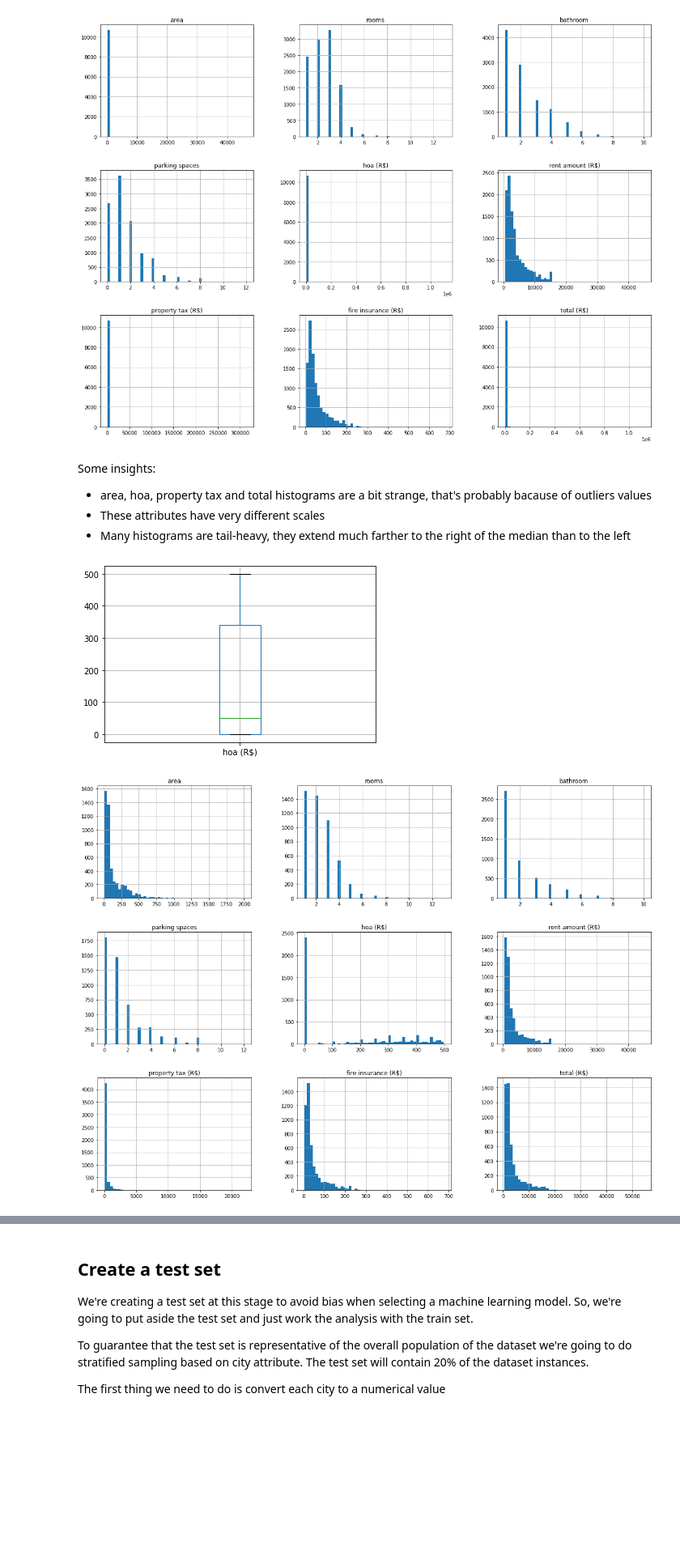
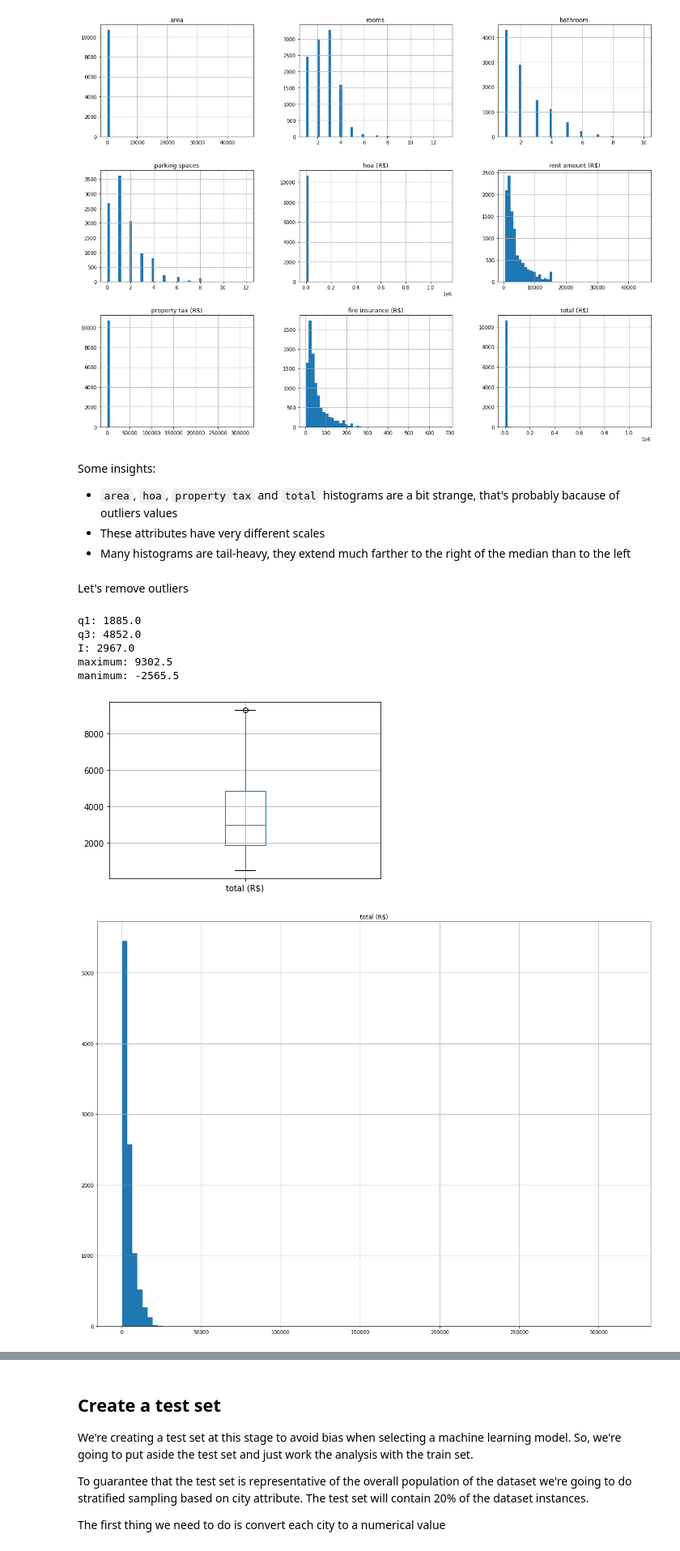
Before and after one commit to RenanNascimento/for-rent, a Jupyter notebook: ds/ForRent.ipynb, the cells around one changed output, grey strips where cells are left out. Shown: that part at 81% size. Cells and saved outputs as stored; diff of their text form; code cells hidden in the pictures; blank space fills up the shorter version.

Commit message:
[DS] Add drop outliers

```diff
--- a/ds/ForRent.ipynb
+++ b/ds/ForRent.ipynb
@@ -140,17 +140,39 @@ plt.show()
 [figure]
 # %% [markdown]
 Some insights:
-* area, hoa, property tax and total histograms are a bit strange, that's probably bacause of outliers values
+* `area`, `hoa`, `property tax` and `total` histograms are a bit strange, that's probably bacause of outliers values
 * These attributes have very different scales
 * Many histograms are tail-heavy, they extend much farther to the right of the median than to the left
+# %% [markdown]
+Let's remove outliers
 # %%
-test = housing.loc[housing["hoa (R$)"] < 500]
+housing_before = housing
 
-boxplot = test.boxplot(column=["hoa (R$)"])
+q1 = housing["total (R$)"].quantile(0.25)
+q3 = housing["total (R$)"].quantile(0.75)
+I = q3 - q1
+maxi = q3 + 1.5*I
+mini = q1 - 1.5*I
+
+print("q1:", q1)
+print("q3:", q3)
+print("I:", I)
+print("maximum:", maxi)
+print("manimum:", mini)
+
+housing = housing.loc[housing["total (R$)"] < maxi]
+housing = housing.loc[housing["total (R$)"] > mini]
+
+boxplot = housing.boxplot(column=["total (R$)"])
 boxplot.plot()
 
-test.hist(bins=50, figsize=(20, 15))
+test.hist("total (R$)", bins=100, figsize=(20, 15))
 plt.show()
 # %% [output]
+q1: 1885.0
+q3: 4852.0
+I: 2967.0
+maximum: 9302.5
+manimum: -2565.5
-[figure, old version]
+[figure, new version]
-[figure, old version]
+[figure, new version]
```
Also changed, not shown: parts of 3 cells of this notebook.
